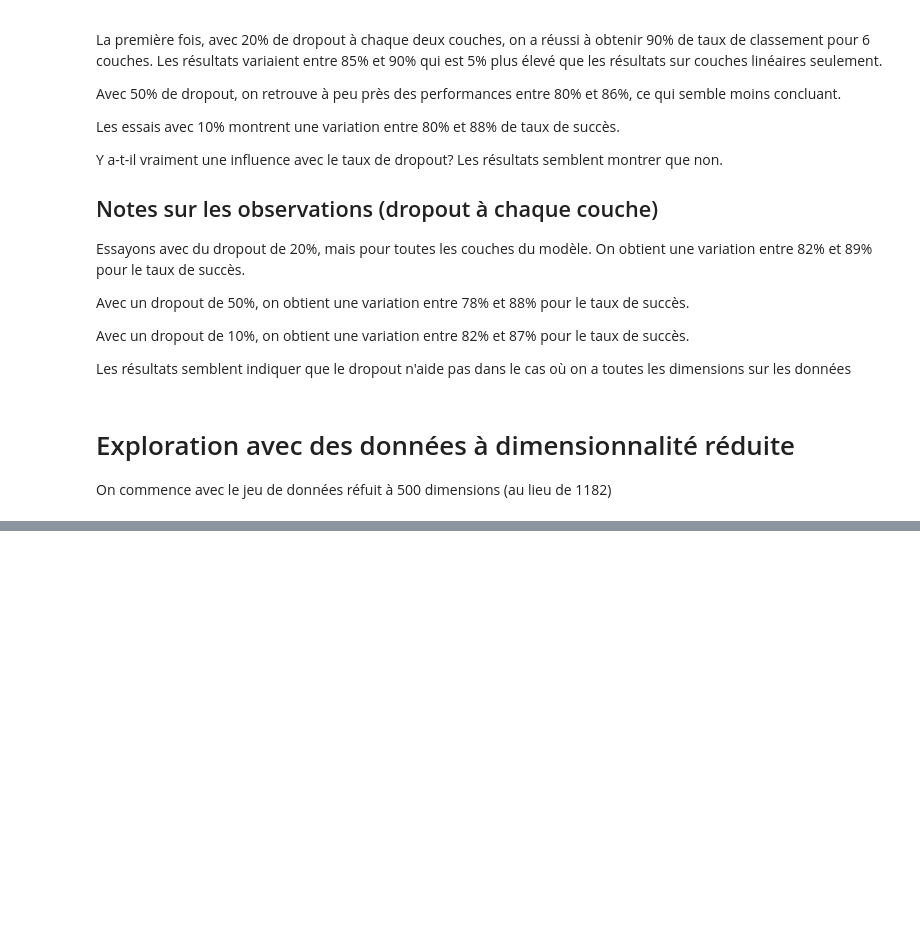
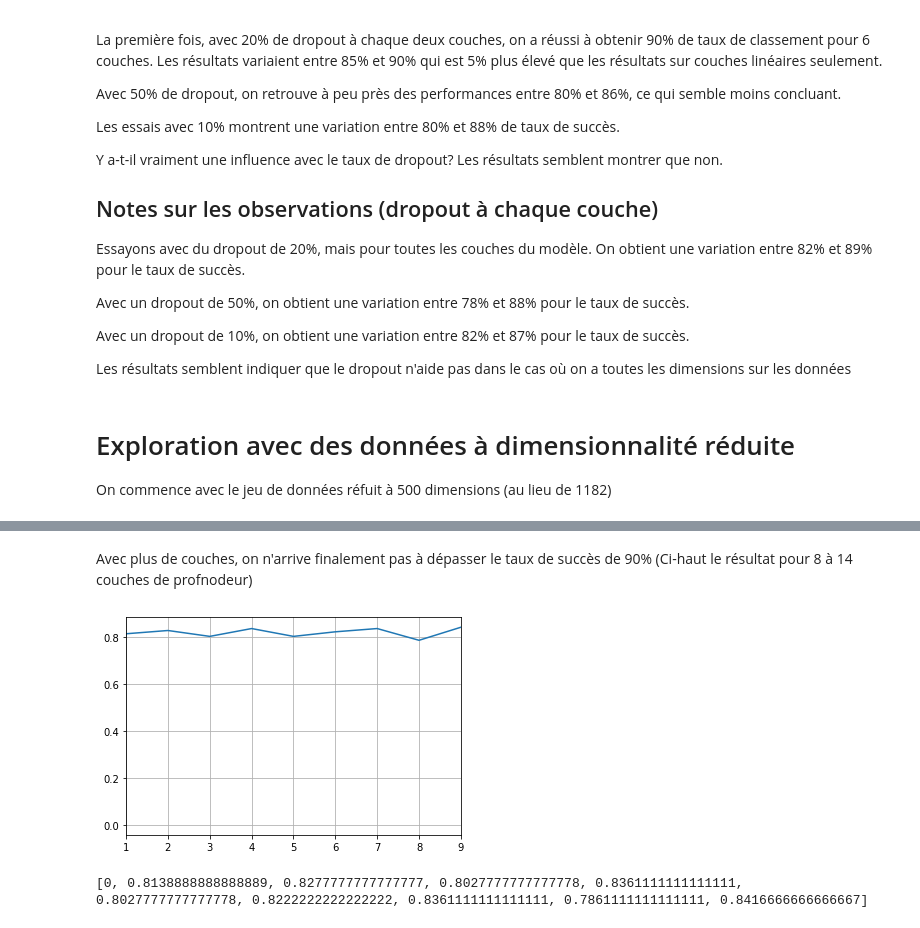
Before and after one commit to benjaminMatteJean/Projet4101, a Jupyter notebook: Deep_learning_for_classification_dropout.ipynb, the cells around one changed output, grey strips where cells are left out. Drawn from its saved outputs; the diff is of its cells as text; code cells hidden in the pictures; blank space fills up the shorter version.

```diff
--- a/Deep_learning_for_classification_dropout.ipynb
+++ b/Deep_learning_for_classification_dropout.ipynb
@@ -292,0 +296,7 @@ Drop ratio 0.1
+# %% [markdown]
+Avec plus de couches, on n'arrive finalement pas à dépasser le taux de succès de 90% (Ci-haut le résultat pour 8 à 14 couches de profnodeur)
+# %%
+compute_results(X_train, X_test, 0.05) # all dimensions
+# %% [output]
+[figure, added]
+[0, 0.8138888888888889, 0.8277777777777777, 0.8027777777777778, 0.8361111111111111, 0.8027777777777778, 0.8222222222222222, 0.8361111111111111, 0.7861111111111111, 0.8416666666666667]
```
Also changed, not shown: parts of 13 cells of this notebook.
